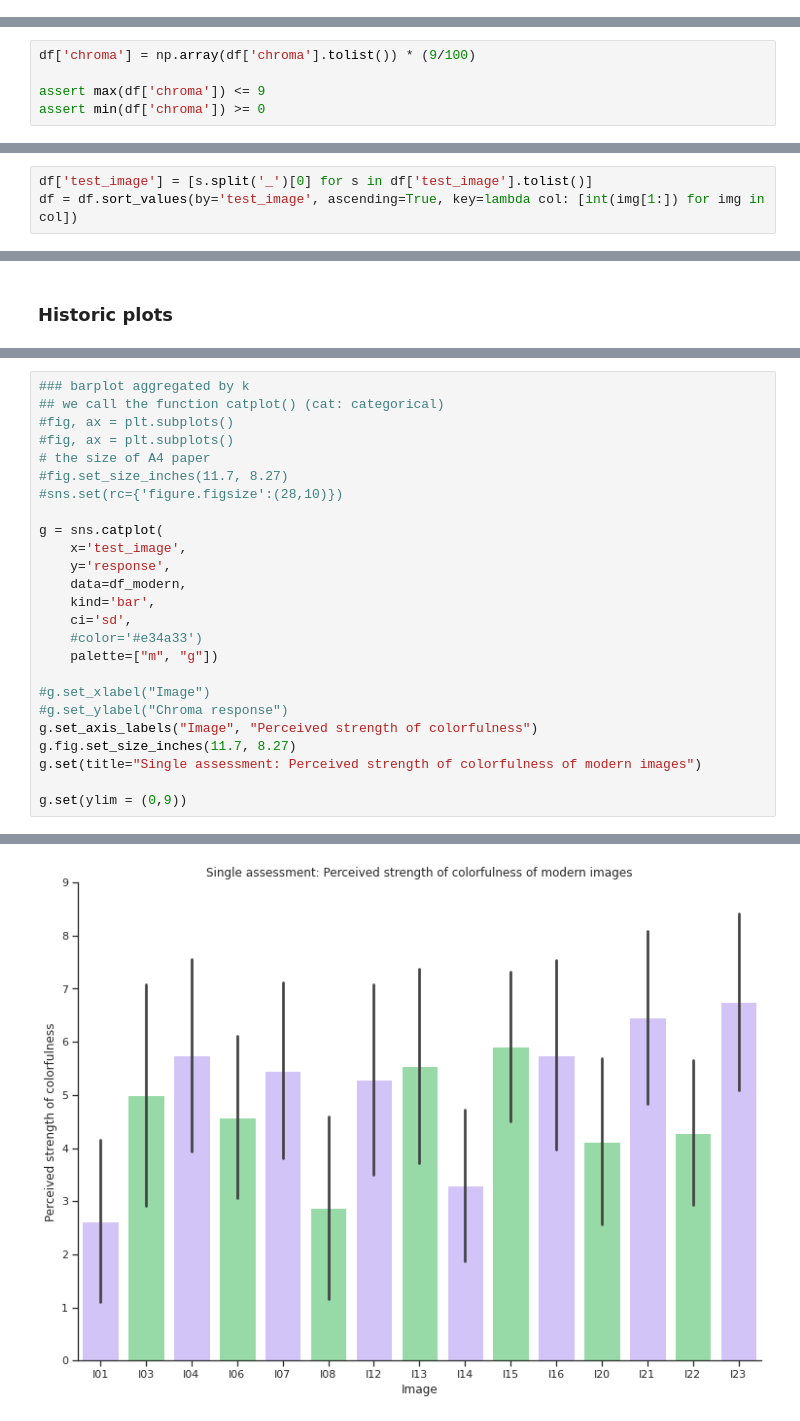
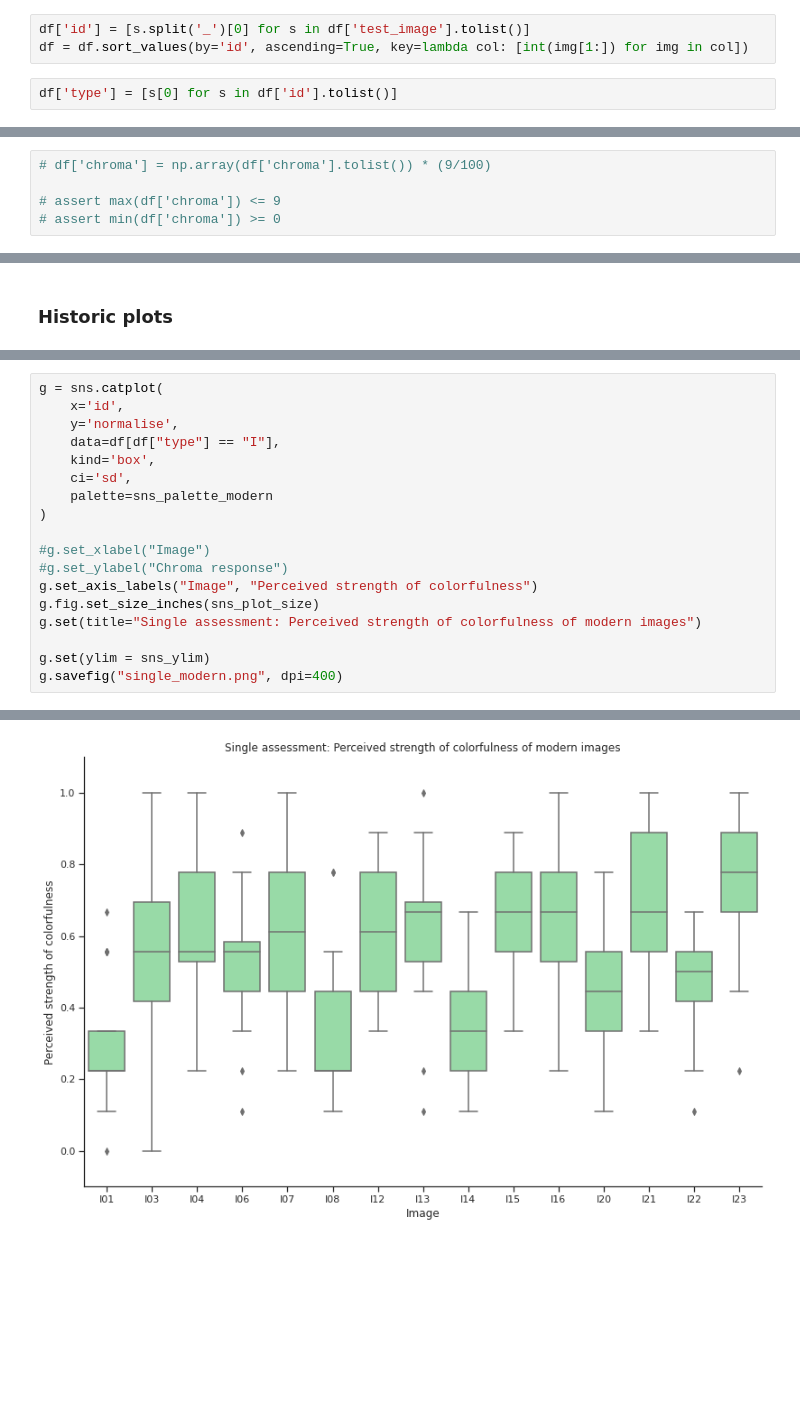
Before and after one commit to Thrrym/PerceptionAndImageQuality, a Jupyter notebook: analysis/single.ipynb, the cells around one changed output, grey strips where cells are left out. Saved outputs shown, nothing was run; the diff lists cells and outputs as text; blank space fills up the shorter version.

```diff
--- a/analysis/single.ipynb
+++ b/analysis/single.ipynb
@@ -46,0 +61,5 @@ for index, path in enumerate(single_result_files_paths):
+# %%
+df['id'] = [s.split('_')[0] for s in df['test_image'].tolist()]
+df = df.sort_values(by='id', ascending=True, key=lambda col: [int(img[1:]) for img in col])
+# %%
+df['type'] = [s[0] for s in df['id'].tolist()]
@@ -92,8 +122,8 @@ for row in df.index:
 # %% [markdown]
 Scale chroma values to [0, 9] range. And assert result.
 # %%
-df['chroma'] = np.array(df['chroma'].tolist()) * (9/100)
+# df['chroma'] = np.array(df['chroma'].tolist()) * (9/100)
 
-assert max(df['chroma']) <= 9
-assert min(df['chroma']) >= 0
+# assert max(df['chroma']) <= 9
+# assert min(df['chroma']) >= 0
 # %% [markdown]
@@ -103,3 +130,0 @@ Simplify image names: Remove suffix. Sort the dataframe by image name.
-# %%
-df['test_image'] = [s.split('_')[0] for s in df['test_image'].tolist()]
-df = df.sort_values(by='test_image', ascending=True, key=lambda col: [int(img[1:]) for img in col])
@@ -158,26 +185,19 @@ sns.despine()
 # %%
-### barplot aggregated by k
-## we call the function catplot() (cat: categorical)
-#fig, ax = plt.subplots()
-#fig, ax = plt.subplots()
-# the size of A4 paper
-#fig.set_size_inches(11.7, 8.27)
-#sns.set(rc={'figure.figsize':(28,10)})
-
 g = sns.catplot(
-    x='test_image',
-    y='response',
-    data=df_modern,
-    kind='bar',
+    x='id',
+    y='normalise',
+    data=df[df["type"] == "I"],
+    kind='box',
     ci='sd',
-    #color='#e34a33')
-    palette=["m", "g"])
+    palette=sns_palette_modern
+)
 
 #g.set_xlabel("Image")
 #g.set_ylabel("Chroma response")
 g.set_axis_labels("Image", "Perceived strength of colorfulness")
-g.fig.set_size_inches(11.7, 8.27)
+g.fig.set_size_inches(sns_plot_size)
 g.set(title="Single assessment: Perceived strength of colorfulness of modern images")
 
-g.set(ylim = (0,9))
+g.set(ylim = sns_ylim)
+g.savefig("single_modern.png", dpi=400)
 # %% [output]
@@ -185 +204 @@ g.set(ylim = (0,9))
-[figure, old version]
+[figure, new version]
```
Also changed, not shown: parts of 36 cells of this notebook, 1 other file.
